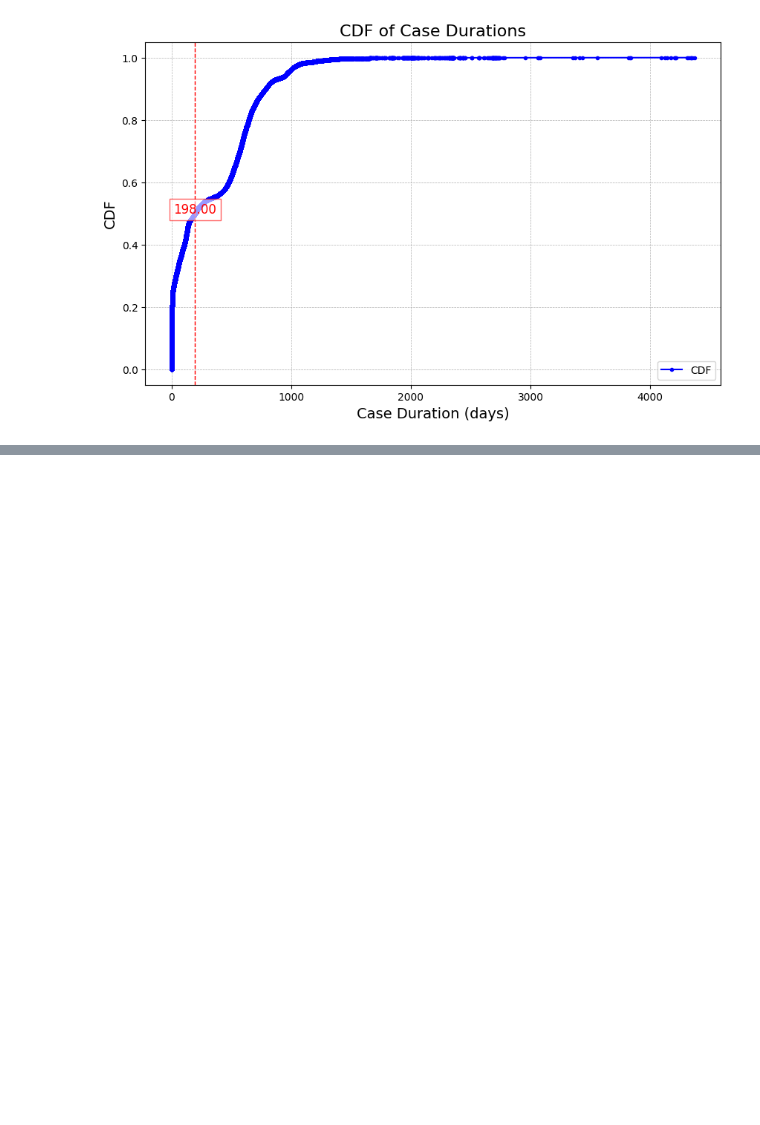
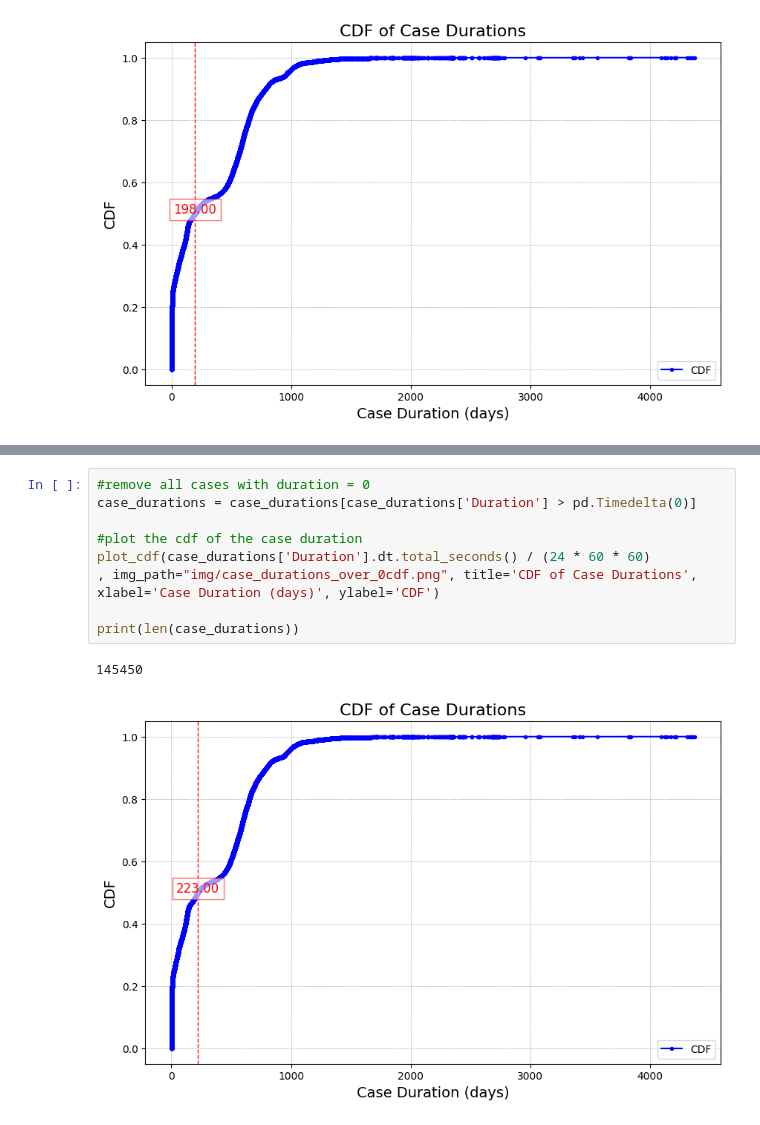
Before and after one commit to Ale-Dili/Progetto_BIS, a Jupyter notebook: data_filtering.ipynb, the cells around one changed output, grey strips where cells are left out. Saved outputs shown, nothing was run; the diff lists cells and outputs as text; blank space fills up the shorter version.

```diff
--- a/data_filtering.ipynb
+++ b/data_filtering.ipynb
@@ -113,0 +140,12 @@ plot_cdf(case_durations['Duration'].dt.total_seconds() / (24 * 60 * 60)
+# %%
+#remove all cases with duration = 0
+case_durations = case_durations[case_durations['Duration'] > pd.Timedelta(0)]
+
+#plot the cdf of the case duration
+plot_cdf(case_durations['Duration'].dt.total_seconds() / (24 * 60 * 60)
+, img_path="img/case_durations_over_0cdf.png", title='CDF of Case Durations', xlabel='Case Duration (days)', ylabel='CDF')
+
+print(len(case_durations))
+# %% [output]
+145450
+[figure, added]
```
Also changed, not shown: parts of 9 cells of this notebook, 1 other file.
